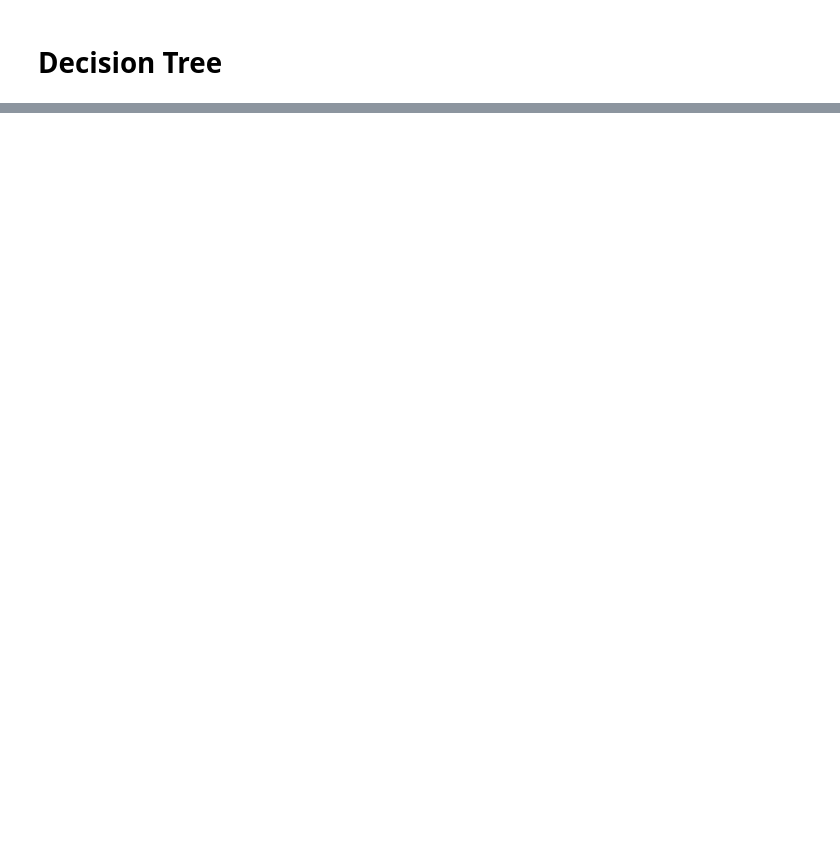
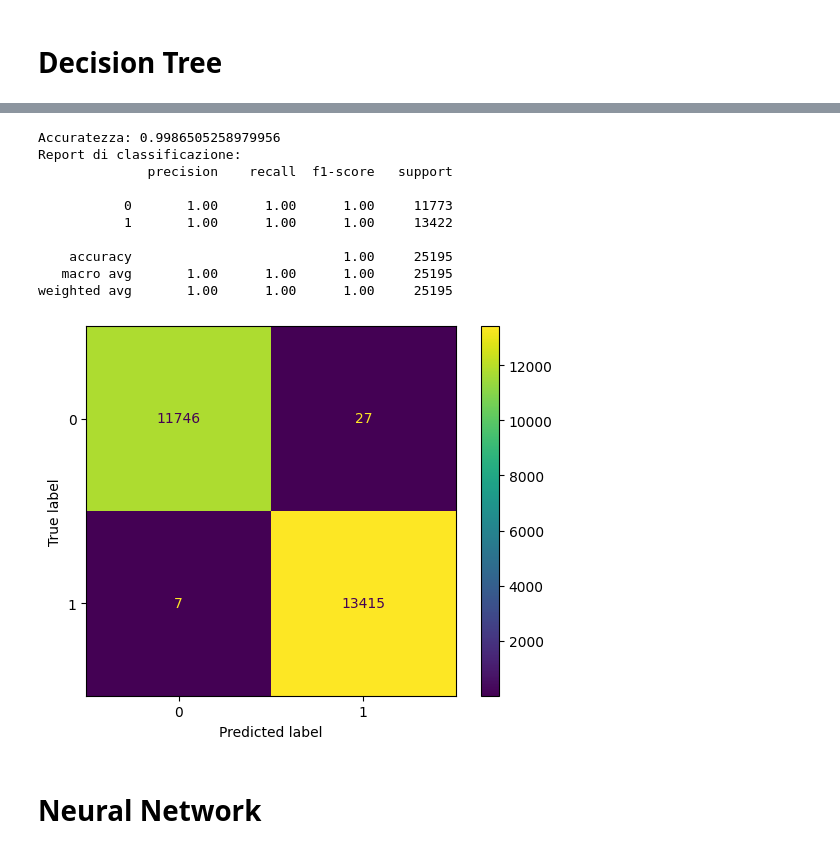
Before and after one commit to MartorelliLuca/IntrusionDetectionML, a Jupyter notebook: IntrusionDetectionProject.ipynb, the cells around one changed output, grey strips where cells are left out. Drawn from its saved outputs; the diff is of its cells as text; code cells hidden in the pictures; blank space fills up the shorter version.

```diff
--- a/IntrusionDetectionProject.ipynb
+++ b/IntrusionDetectionProject.ipynb
@@ -191,0 +265,28 @@ print("\nClassification Report:\n", classification_report(y_test, y_pred))
+# %%
+rf_model = RandomForestClassifier(n_estimators=100, random_state=42)
+
+# Addestra il modello
+rf_model.fit(X_train, y_train)
+# Previsioni
+y_pred = rf_model.predict(X_test)
+# Accuratezza
+print("Accuratezza:", accuracy_score(y_test, y_pred))
+
+# Report dettagliato
+print("Report di classificazione:")
+print(classification_report(y_test, y_pred))
+plot_confusion_matrix(y_true=y_test, y_pred=y_pred, labels=model.classes_)
+# %% [output]
+Accuratezza: 0.9986505258979956
+Report di classificazione:
+              precision    recall  f1-score   support
+
+           0       1.00      1.00      1.00     11773
+           1       1.00      1.00      1.00     13422
+
+    accuracy                           1.00     25195
+   macro avg       1.00      1.00      1.00     25195
+weighted avg       1.00      1.00      1.00     25195
+[figure, added]
+# %% [markdown]
+# Neural Network
```
Also changed, not shown: parts of 22 cells of this notebook.
